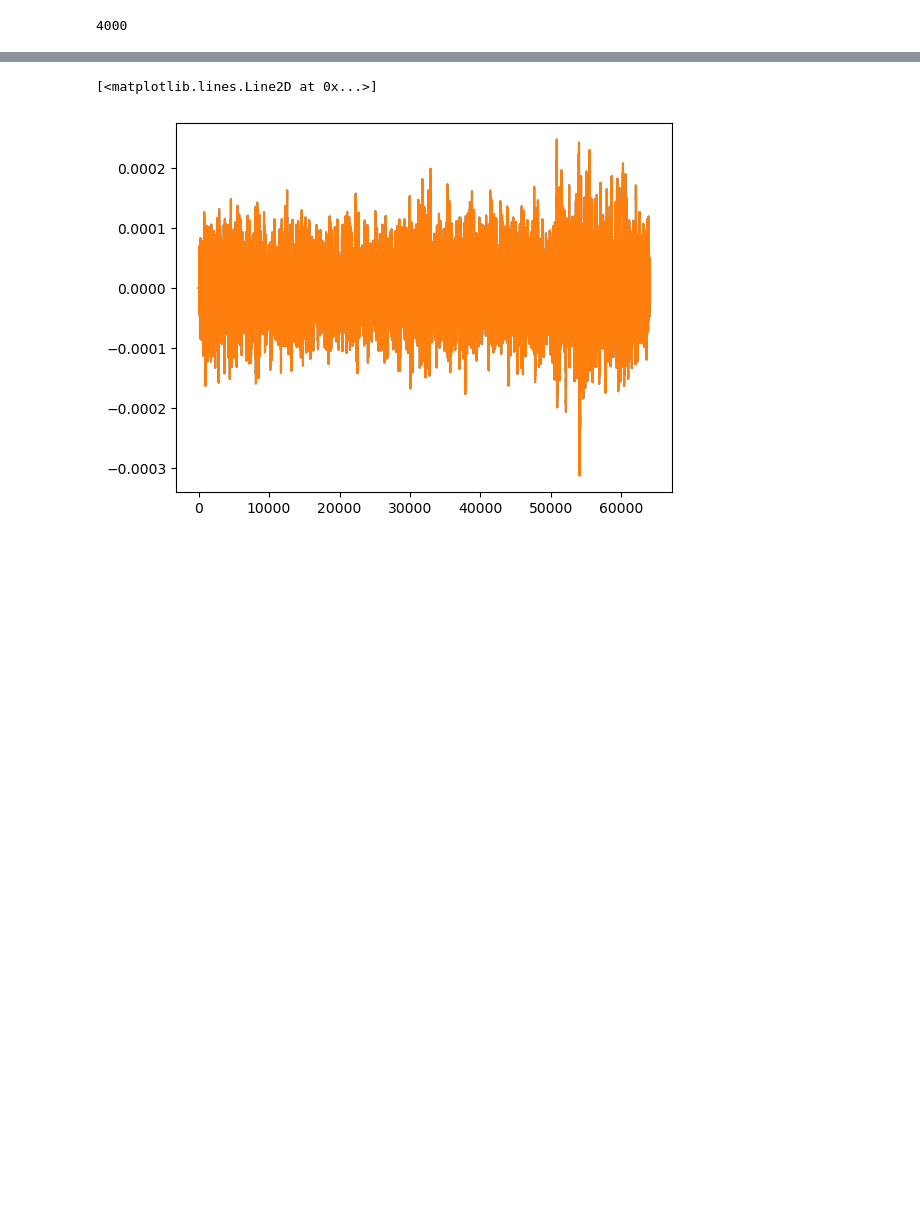
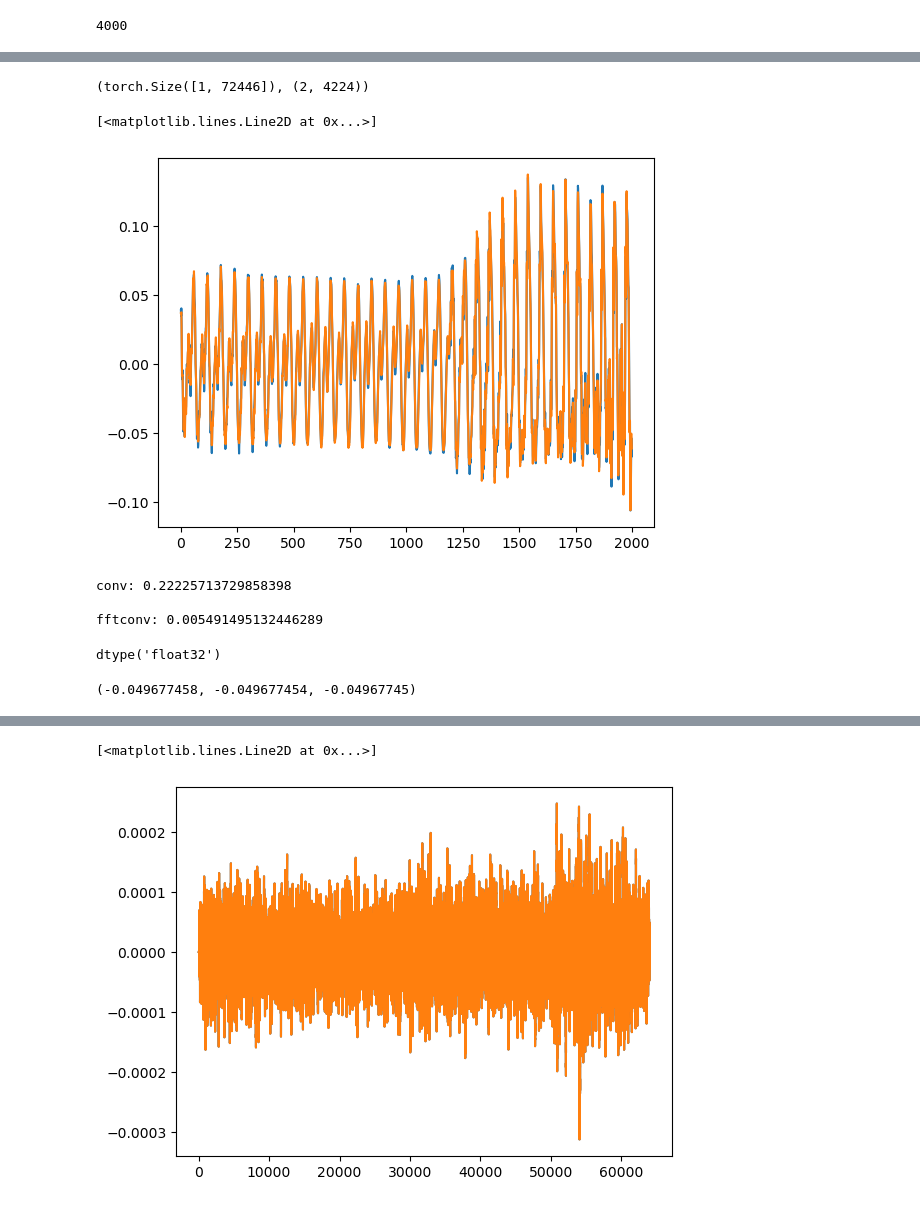
Before and after one commit to ssnani/Code, a Jupyter notebook: dbg.ipynb, the cells around one changed output, grey strips where cells are left out. Saved outputs shown, nothing was run; the diff lists cells and outputs as text; code cells hidden in the pictures; blank space fills up the shorter version.

```diff
--- a/dbg.ipynb
+++ b/dbg.ipynb
@@ -209,0 +190,4 @@ seg_sig = torch.permute(seg_sig,[0,2,1])
+# %%
+speech_.shape, q1.shape
+# %% [output]
+(torch.Size([1, 72446]), (2, 4224))
@@ -209,0 +197,8 @@ seg_sig = torch.permute(seg_sig,[0,2,1])
+# %%
+sph_rev_3 = fftconvolve(sig[[0],:].numpy(), q1, mode='full')
+# %%
+plt.plot(sph_rev_3[0,10000:12000])
+plt.plot(sph_rev_3[1,10000:12000])
+# %% [output]
+[<matplotlib.lines.Line2D at 0x...>]
+[figure, added]
@@ -209,0 +207,37 @@ seg_sig = torch.permute(seg_sig,[0,2,1])
+# %%
+import time
+
+sig,fs = torchaudio.load('../signals/tgt_0.wav')
+q1 = x[86,:,:]
+q1 = torch.from_numpy(q1)
+flip_q1 = torch.flip(q1, [1])
+
+start = time.time()
+
+speech_ = torch.nn.functional.pad(sig[[0],:], (flip_q1.shape[1]-1, flip_q1.shape[1]-1))
+augmented = torch.nn.functional.conv1d(speech_.unsqueeze(dim=1), flip_q1.unsqueeze(dim=1))
+
+end = time.time() - start
+
+print(f"conv: {end}\n")
+
+start = time.time()
+
+sph_rev_2 = fftconvolve(sig[[0],:].numpy(), q1, mode='full')
+
+
+fft_end = time.time() - start
+
+print(f"fftconv: {fft_end}\n")
+# %% [output]
+conv: 0.22225713729858398
+
+fftconv: 0.005491495132446289
+# %%
+conv_out.dtype
+# %% [output]
+dtype('float32')
+# %%
+sph_rev[0,12000], sph_rev_2[0,12000], conv_out[0,12000]
+# %% [output]
+(-0.049677458, -0.049677454, -0.04967745)
```
Also changed, not shown: parts of 22 cells of this notebook, 14 other files.
